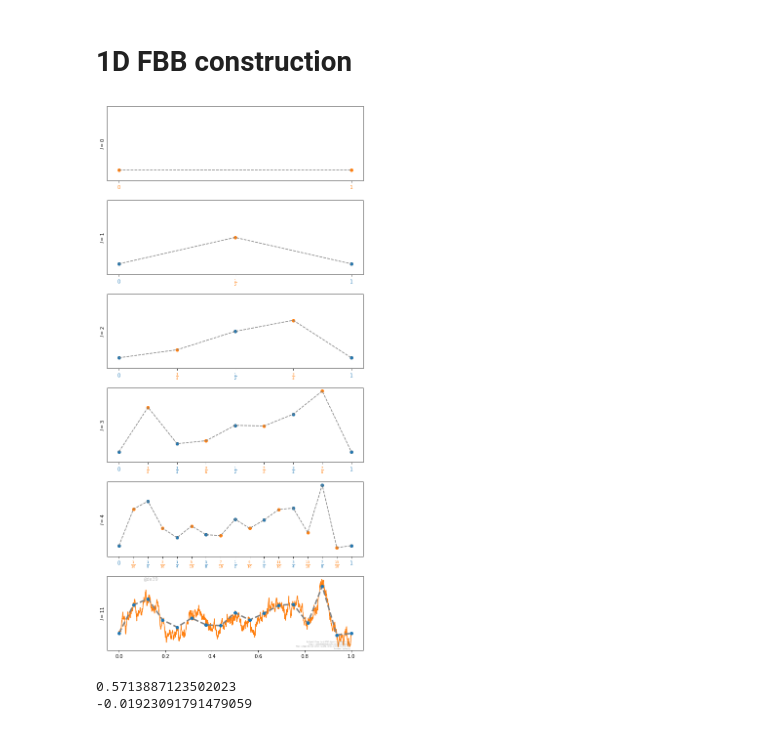
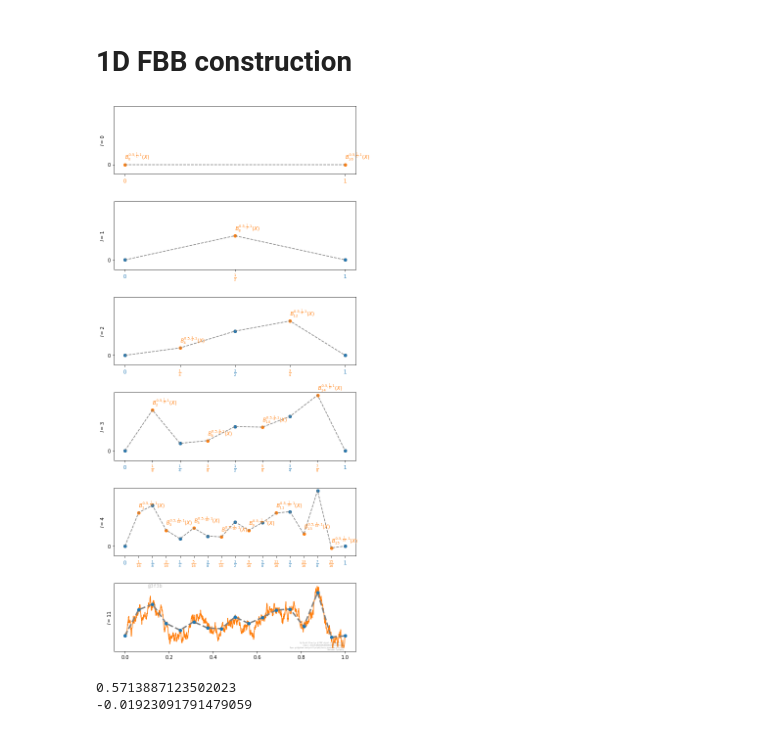
Before and after one commit to kjetil-lye/phd_thesis_standalone_plots, a Jupyter notebook: examples/fbb/fbb_experiments_initial.ipynb, the cells around one changed output. Cells and saved outputs as stored; diff of their text form; code cells hidden in the pictures.

Commit message:
udpdated colors

```diff
--- a/examples/fbb/fbb_experiments_initial.ipynb
+++ b/examples/fbb/fbb_experiments_initial.ipynb
@@ -81,35 +81,44 @@ for n, r in enumerate(resolutions):
     if n > 0:
         axes[n].plot(x[0::2], fbb[0::2], 'o', color='C0')
     axes[n].plot(x, fbb, '--', color='gray')
 
     axes[n].set_ylim([-0.1, 0.6])
-    axes[n].get_yaxis().set_ticks([])
+    axes[n].get_yaxis().set_ticks([0])
     axes[n].set_ylabel(f'$l={n}$')
 
     axes[n].set_xticks(x)
     axes[n].set_xticklabels([nice_fraction_string(n, r) for n in range(r+1)])
 
 
     for m, ticklabel in enumerate(axes[n].xaxis.get_ticklabels()):
         if r == 1:
             ticklabel.set_color("C1")
         else:
             if m % 2 == 1:
                 ticklabel.set_color("C1")
             else:
                 ticklabel.set_color("C0")
+    l = int(np.log2(r))
+    if n > 0:
+        for (j, xi), yi in zip(enumerate(x[1::2]), fbb[1::2]):
+            axes[n].text(xi, yi+0.05, f'$B^{{0.5, \\frac{{1}}{{{r}}}, 1}}_{{{int(2**(4-l-1)*(2*2*j+1+1)):d}}}(X)$', color='C1')
+    else:
+        axes[n].text(0, 0.05, f'$B^{{0.5, \\frac{{1}}{{{r}}}, 1}}_{{0}}(X)$', color='C1')
+        axes[n].text(1, 0.05, f'$B^{{0.5, \\frac{{1}}{{{r}}}, 1}}_{{{resolutions[-1]}}}(X)$', color='C1')
+
+
 fig.tight_layout()
 
 fbb_high_res = fbmpy.fractional_brownian_bridge_1d(0.5, 128*resolutions[-1], X)
 x_high_res = np.linspace(0, 1, fbb_high_res.shape[0])
 axes[-1].plot(x_high_res, fbb_high_res, color='C1')
 axes[-1].plot(x, fbb, '--', color='gray', linewidth=3)
 axes[-1].plot(x, fbb, 'o', color='C0')
 axes[-1].get_yaxis().set_ticks([])
 axes[-1].set_ylabel(f'$l={int(np.log2(fbb_high_res.shape[0]-1)):d}$')
 plot_info.showAndSave("fbb_construction_1d")
 # %% [output]
-[figure, old version]
+[figure, new version]
 # %%
 print(max(fbb))
 print(min(fbb))
```
Also changed, not shown: 9 other files.
